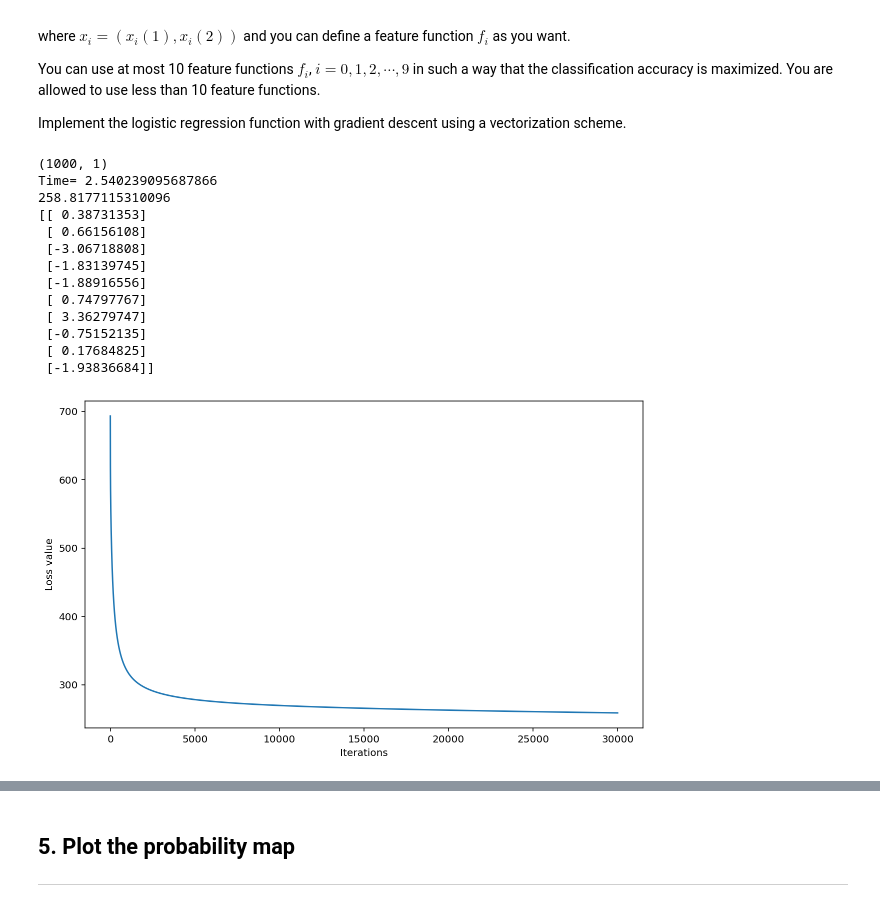
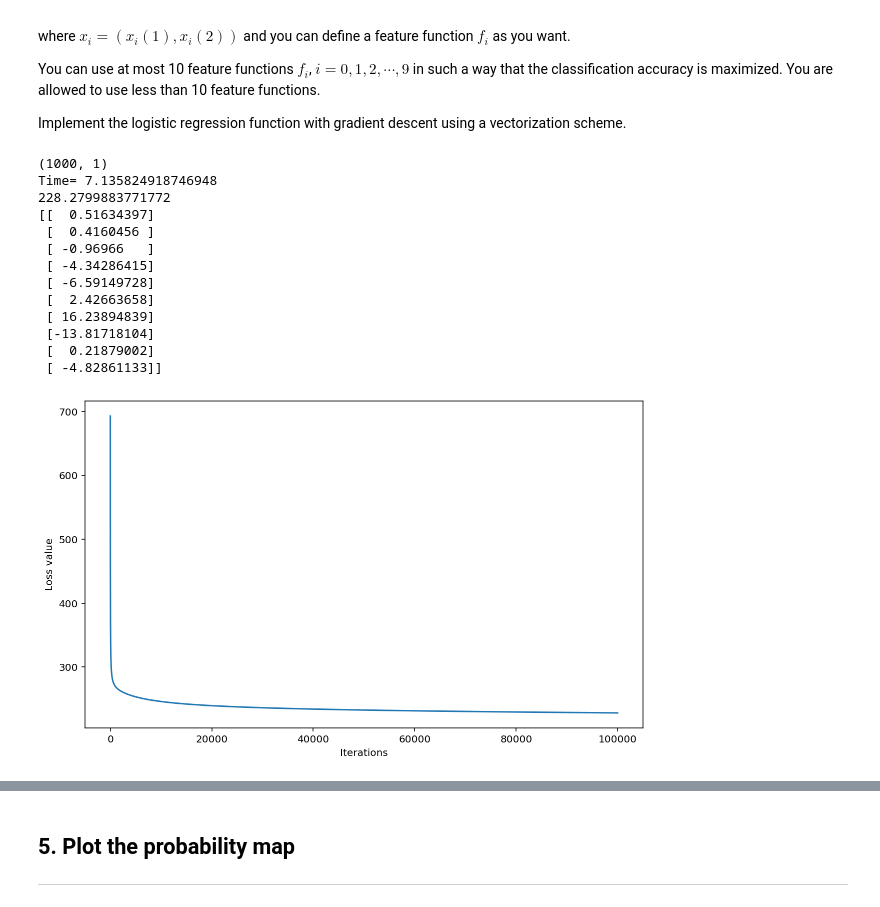
Before and after one commit to insu0929/mlproject, a Jupyter notebook: assignment-05-b.ipynb, the cells around one changed output, grey strips where cells are left out. Drawn from its saved outputs; the diff is of its cells as text; code cells hidden in the pictures.

```diff
--- a/assignment-05-b.ipynb
+++ b/assignment-05-b.ipynb
@@ -169,48 +169,48 @@ Implement the logistic regression function with gradient descent using a vectori
 n = data.shape[0]
 X = np.ones((n, 10))
 y = data[:, 2][:, None]# label
 print(y.shape)
 
 #prediction
 X[:,1] = x1
 X[:,2] = x2
-X[:,3] = x1* x2
-X[:,4] = x1**2 * x2
-X[:,5] = x1 * x2**2
+X[:,3] = x1**2
+X[:,4] = x2**2
+X[:,5] =
 X[:,6] = x1**3 * x2**2
 X[:,7] = x1**2 * x2**3
 X[:,8] = x1**4
 X[:,9] = x2**4
 
 # run gradient descent algorithm
 start = time.time()
 w_init = np.array([0,0,0,0,0,0,0,0,0,0])[:,None]
-tau = 1e-2; max_iter = 30000
+tau = 10e-2; max_iter = 100000
 w, L_iters = grad_desc(X, y, w_init, tau, max_iter)
 print('Time=',time.time() - start)
 print(L_iters[-1])
 print(w)
 
 
 # plot
 plt.figure(4, figsize=(10,6))
 plt.plot(np.array(range(max_iter)), L_iters)
 plt.xlabel('Iterations')
 plt.ylabel('Loss value')
 plt.show()
 # %% [output]
 (1000, 1)
-Time= 2.540239095687866
-258.8177115310096
-[[ 0.38731353]
- [ 0.66156108]
- [-3.06718808]
- [-1.83139745]
- [-1.88916556]
- [ 0.74797767]
- [ 3.36279747]
- [-0.75152135]
- [ 0.17684825]
- [-1.93836684]]
+Time= 7.135824918746948
+228.2799883771772
+[[  0.51634397]
+ [  0.4160456 ]
+ [ -0.96966   ]
+ [ -4.34286415]
+ [ -6.59149728]
+ [  2.42663658]
+ [ 16.23894839]
+ [-13.81718104]
+ [  0.21879002]
+ [ -4.82861133]]
-[figure, old version]
+[figure, new version]
 # %% [markdown]
```
Also changed, not shown: parts of 2 cells of this notebook.
